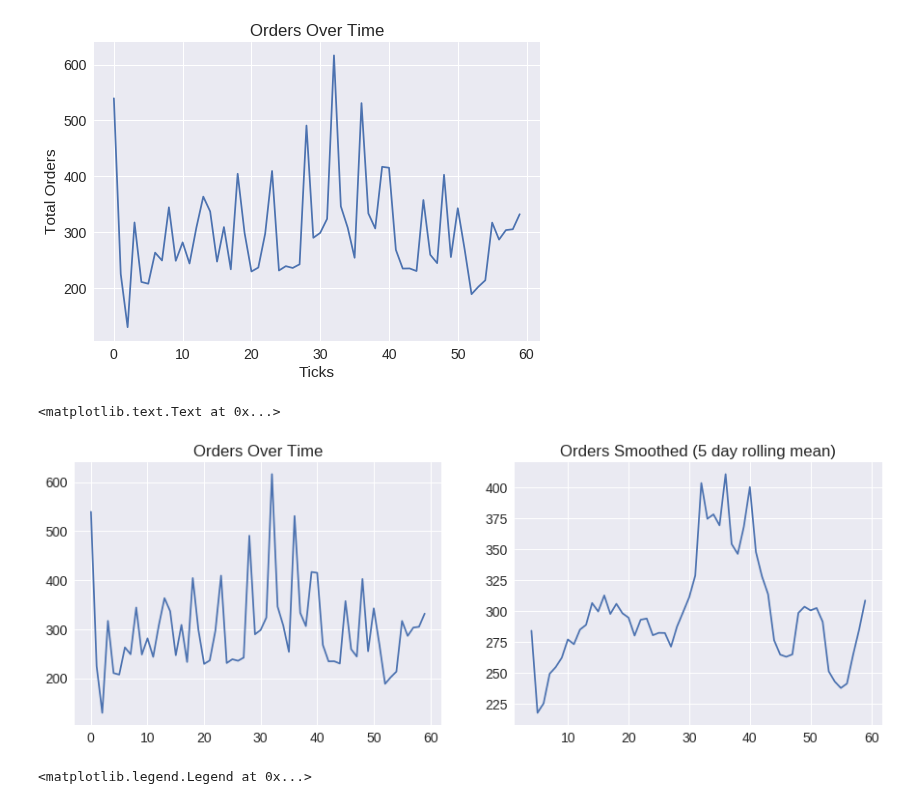
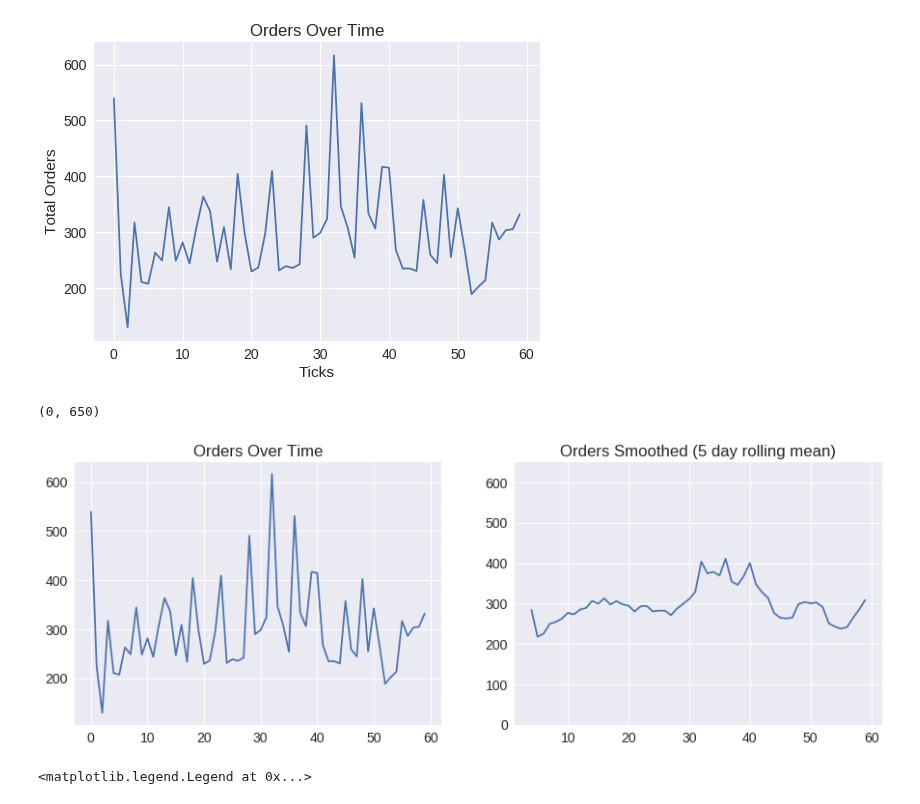
Before and after one commit to aigruber22/brazilian_logistics_company_time_series, a Jupyter notebook: ipynb/01-EDA.ipynb, the cells around one changed output. Drawn from its saved outputs; the diff is of its cells as text; code cells hidden in the pictures.

```diff
--- a/ipynb/01-EDA.ipynb
+++ b/ipynb/01-EDA.ipynb
@@ -16,3 +18,20 @@ df.rename(columns=lambda x: x.replace(')', ''), inplace=True)
+# %%
+month_col = {}
+month_col = month_col.fromkeys(df.index)
+# %%
+prior_row = 1
+month = 1
+
+for index, row in df.iterrows():
+    if row['Week_of_the_month'] >= prior_row:
+        month_col[index] = month
+    else:
+        month += 1
+        month_col[index] = month
+
+    prior_row = row['Week_of_the_month']
+# %%
+df['month'] = df.index.to_series().map(month_col)
 # %% [markdown]
 **Info on data**
 # %%
@@ -102,12 +130,13 @@ df['rolling_mean'] = df['Target_Total_orders'].rolling(window = 5).mean()
 # %%
 fig, axes = plt.subplots(nrows = 1, ncols = 2, figsize = (15,5));
 axes[0].plot('ticks', 'Target_Total_orders', data = df);
 axes[0].set_title('Orders Over Time');
 axes[1].plot('ticks', 'rolling_mean', data = df)
 axes[1].set_title('Orders Smoothed (5 day rolling mean)')
+axes[1].set_ylim([0,650])
 # %% [output]
-<matplotlib.text.Text at 0x...>
+(0, 650)
-[figure, old version]
+[figure, new version]
 # %%
 fig = plt.figure()
 sub = fig.add_subplot(111)
```
Also changed, not shown: parts of 9 cells of this notebook.
